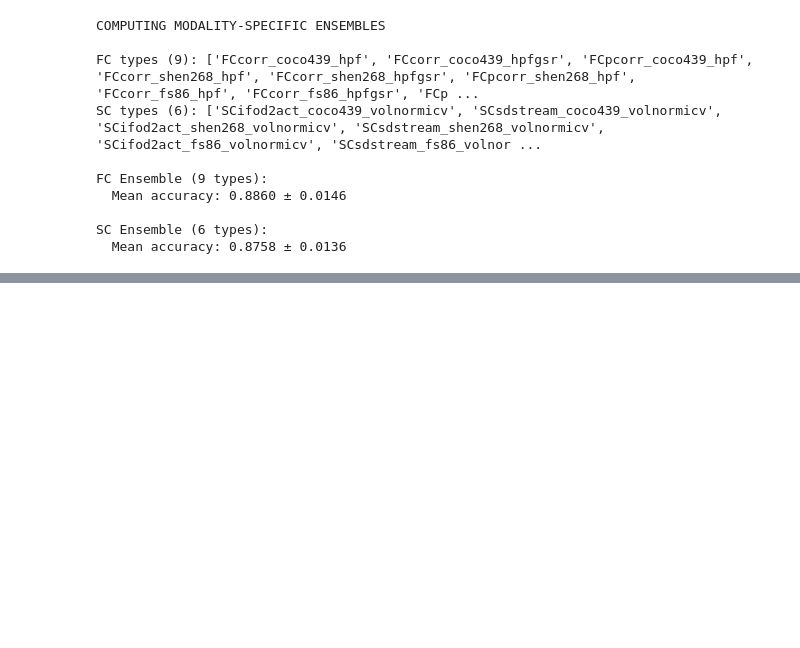
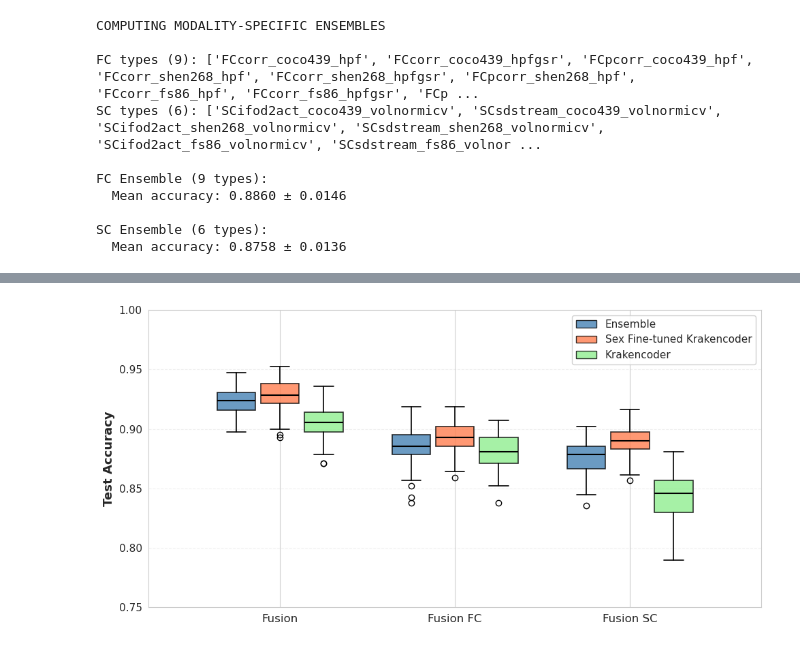
Before and after one commit to kehuang011/HCP-sex-difference, a Jupyter notebook: wholecohort_model_comparisons.ipynb, the cells around one changed output, grey strips where cells are left out. Cells and saved outputs as stored; diff of their text form; code cells hidden in the pictures; blank space fills up the shorter version.

```diff
--- a/wholecohort_model_comparisons.ipynb
+++ b/wholecohort_model_comparisons.ipynb
@@ -429,0 +349,89 @@ plt.show()
+# %%
+import numpy as np
+import matplotlib.pyplot as plt
+
+def get_vals(d, key):
+    """
+    Return a 1D array of accuracies for the given key.
+    Edit the candidate field names below to match your dict.
+    """
+    obj = d[key]
+    for k in ["values", "accs", "accuracies", "all", "data", "samples"]:
+        if isinstance(obj, dict) and k in obj:
+            return np.asarray(obj[k], dtype=float)
+    if isinstance(obj, (list, tuple, np.ndarray)):
+        return np.asarray(obj, dtype=float)
+    raise KeyError(f"Couldn't find per-repeat values for {key}. "
+                   f"Available keys: {list(obj.keys()) if isinstance(obj, dict) else type(obj)}")
+
+# --- groups (x-axis) ---
+groups = ['Fusion', 'Fusion FC', 'Fusion SC']
+x_pos = np.arange(len(groups))
+
+# --- labels (3 methods within each group) ---
+methods = ['Ensemble', 'Sex Fine-tuned Krakencoder', 'Krakencoder']
+
+# --- pull distributions (arrays of length ~100) ---
+ensemble_vals = [
+    get_vals(ensemble_results, 'ALL_15_COMBINED'),
+    get_vals(ensemble_results, 'FC_9_COMBINED'),
+    get_vals(ensemble_results, 'SC_6_COMBINED'),
+]
+sex_vals = [
+    get_vals(sex_results, 'fusion'),
+    get_vals(sex_results, 'fusionFC'),
+    get_vals(sex_results, 'fusionSC'),
+]
+orig_vals = [
+    get_vals(orig_results, 'fusion'),
+    get_vals(orig_results, 'fusionFC'),
+    get_vals(orig_results, 'fusionSC'),
+]
+
+# --- arrange positions for grouped boxplots ---
+width = 0.25
+pos_ensemble = x_pos - width
+pos_sex      = x_pos
+pos_orig     = x_pos + width
+
+fig, ax = plt.subplots(figsize=(10, 5))
+
+common_kw = dict(
+    patch_artist=True,
+    showfliers=True,  # set False if you want to hide outliers
+    medianprops=dict(color="black", linewidth=1.5),
+    whiskerprops=dict(color="black", linewidth=1.2),
+    capprops=dict(color="black", linewidth=1.2),
+    boxprops=dict(edgecolor="black", linewidth=1.2),
+)
+
+bp1 = ax.boxplot(ensemble_vals, positions=pos_ensemble, widths=0.22, **common_kw)
+bp2 = ax.boxplot(sex_vals,      positions=pos_sex,      widths=0.22, **common_kw)
+bp3 = ax.boxplot(orig_vals,     positions=pos_orig,     widths=0.22, **common_kw)
+
+# color boxes
+for b in bp1["boxes"]: b.set_facecolor("steelblue");  b.set_alpha(0.80)
+for b in bp2["boxes"]: b.set_facecolor("coral");      b.set_alpha(0.80)
+for b in bp3["boxes"]: b.set_facecolor("lightgreen"); b.set_alpha(0.80)
+
+# x-axis formatting
+ax.set_xticks(x_pos)
+ax.set_xticklabels(groups, fontsize=12)
+
+ax.set_ylabel('Test Accuracy', fontsize=13, fontweight='bold')
+ax.set_ylim([0.75, 1.0])
+ax.grid(True, alpha=0.3, axis='y', linestyle='--')
+ax.axhline(y=0.5, color='red', linestyle='--', linewidth=1.5, alpha=0.4)
+
+# legend (boxplot doesn’t create legend automatically)
+from matplotlib.patches import Patch
+legend_handles = [
+    Patch(facecolor="steelblue", edgecolor="black", label=methods[0], alpha=0.8),
+    Patch(facecolor="coral", edgecolor="black", label=methods[1], alpha=0.8),
+    Patch(facecolor="lightgreen", edgecolor="black", label=methods[2], alpha=0.8),
+]
+ax.legend(handles=legend_handles, loc='upper right', fontsize=11, framealpha=0.9)
+plt.tight_layout()
+plt.show()
+# %% [output]
+[figure, added]
```
Also changed, not shown: parts of 2 cells of this notebook, 3 other files.
